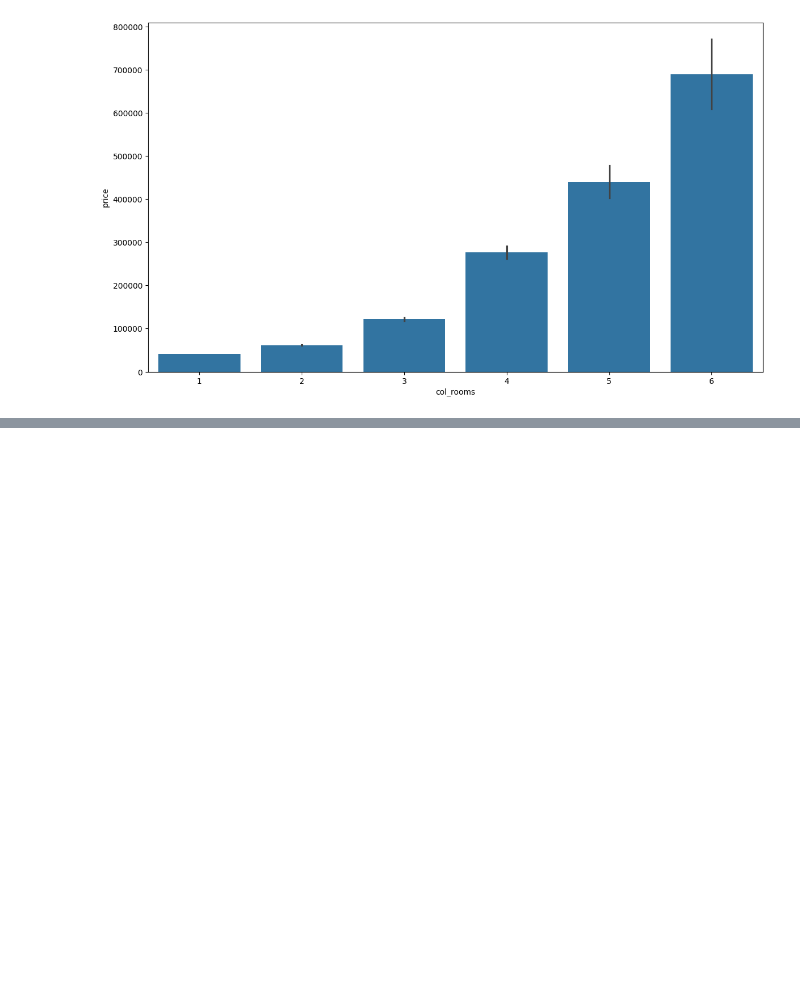
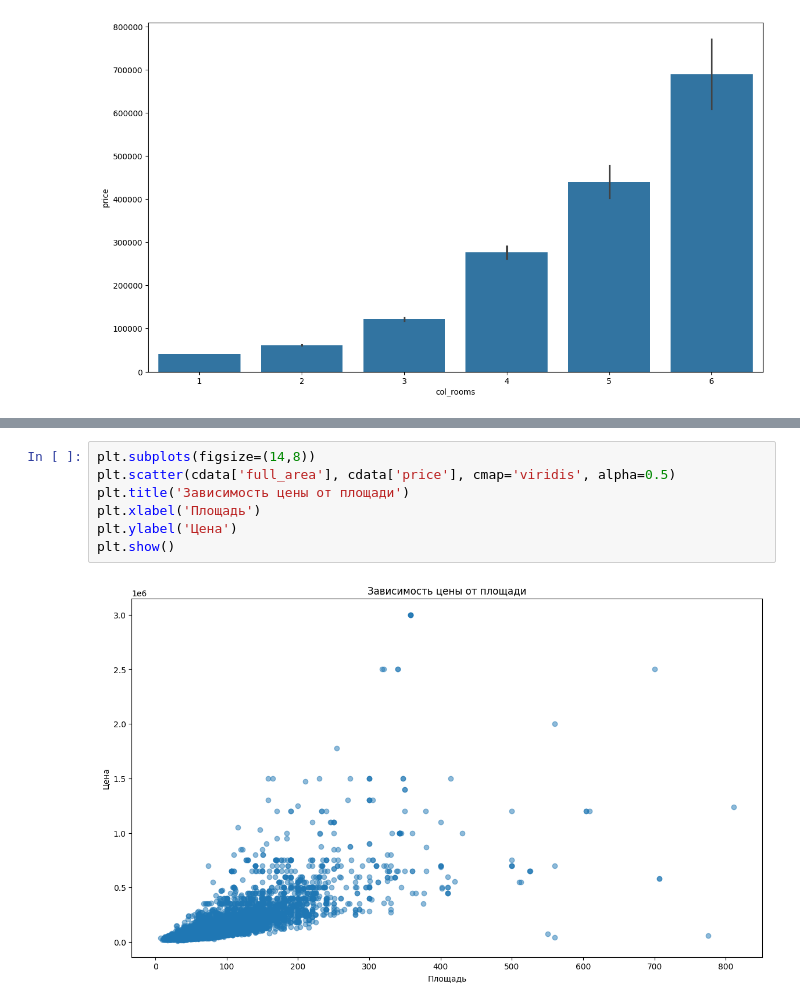
Before and after one commit to romnatall/real_estate_EDA, a Jupyter notebook: EDA.ipynb, the cells around one changed output, grey strips where cells are left out. Drawn from its saved outputs; the diff is of its cells as text; blank space fills up the shorter version.

```diff
--- a/EDA.ipynb
+++ b/EDA.ipynb
@@ -158,0 +101,9 @@ Name: Цена, Length: 19714, dtype: object
+# %%
+plt.subplots(figsize=(14,8))
+plt.scatter(cdata['full_area'], cdata['price'], cmap='viridis', alpha=0.5)
+plt.title('Зависимость цены от площади')
+plt.xlabel('Площадь')
+plt.ylabel('Цена')
+plt.show()
+# %% [output]
+[figure, added]
```
Also changed, not shown: parts of 11 cells of this notebook, 6 other files.
